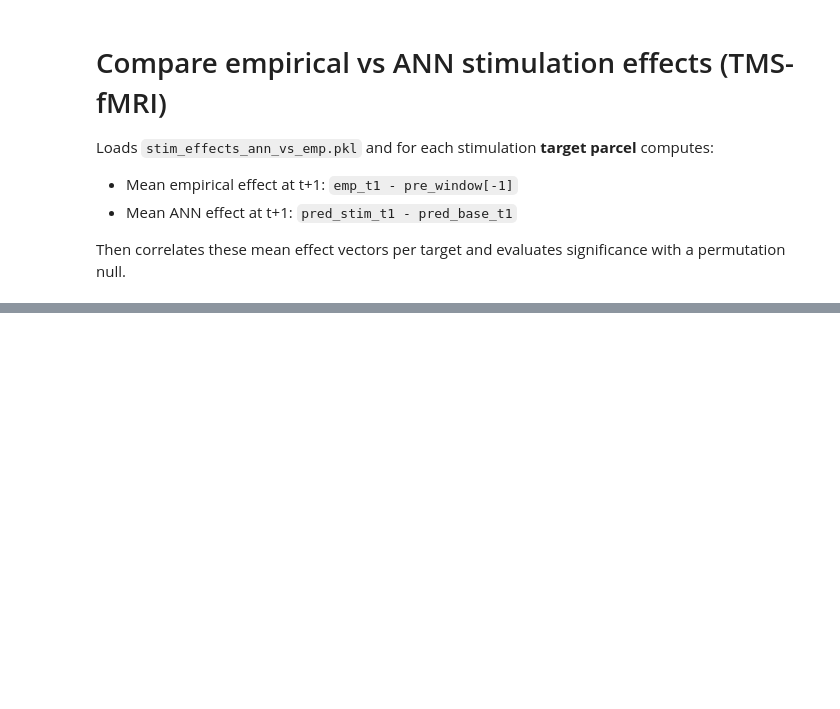
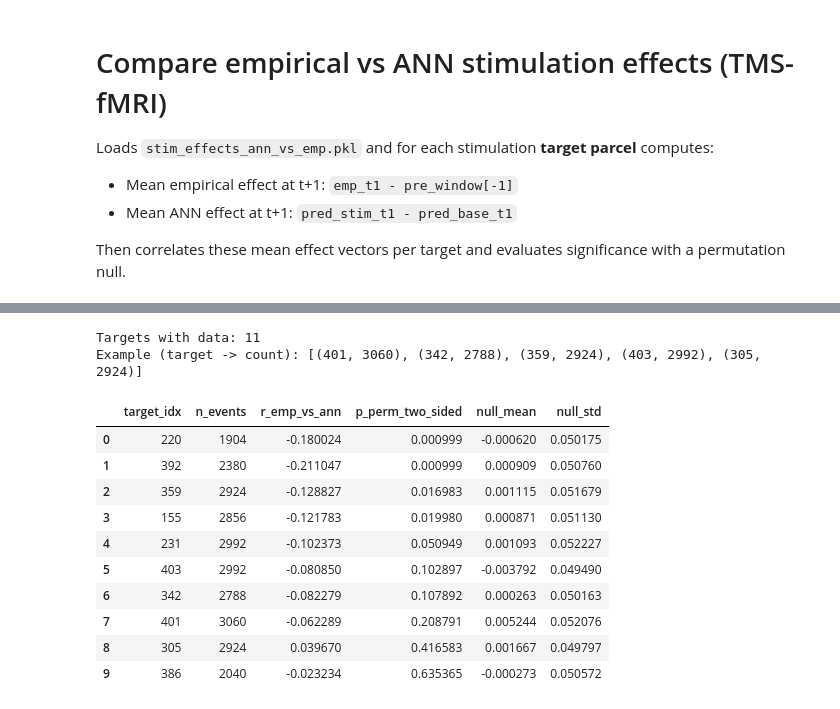
Before and after one commit to grabuffo/BrainStim_ANN_fMRI_HCP, a Jupyter notebook: notebooks/TMS_fMRI_ANN_Effect_Comparison_tplus1.ipynb, the cells around one changed output, grey strips where cells are left out. Cells and saved outputs as stored; diff of their text form; code cells hidden in the pictures; blank space fills up the shorter version.

```diff
--- a/notebooks/TMS_fMRI_ANN_Effect_Comparison_tplus1.ipynb
+++ b/notebooks/TMS_fMRI_ANN_Effect_Comparison_tplus1.ipynb
@@ -73,7 +80,7 @@ for sub_id, targets in stim_effects.items():
     for target_idx, events in targets.items():
         for ev in events:
             x_t = ev["pre_window"][-1]               # (N,)
-            x_post = get_emp_post(ev, tplus=TPLUS)   # (N,)
+            x_post = get_emp_post(ev, tplus=2)   # (N,) #TPLUS
             eff_emp = x_post - x_t
 
             if TPLUS == 1:
@@ -105,8 +112,11 @@ for t in list(mean_emp.keys()):
 
 print("Targets with data:", len(mean_emp))
 print("Example (target -> count):", list(counts.items())[:5])
+# %% [output]
+Targets with data: 11
+Example (target -> count): [(401, 3060), (342, 2788), (359, 2924), (403, 2992), (305, 2924)]
 # %%
-
+n=400
 # =========================
 # 4) Correlation + permutation null per target
 # =========================
@@ -116,34 +126,46 @@ def pearsonr_fast(x, y):
     x = x - x.mean()
     y = y - y.mean()
     denom = np.sqrt(np.sum(x*x) * np.sum(y*y))
     if denom == 0:
         return np.nan
     return float(np.sum(x*y) / denom)
 
 results = []
 
 for target_idx in sorted(mean_emp.keys()):
-    emp = mean_emp[target_idx]
-    ann = mean_ann[target_idx]
+    emp = mean_emp[target_idx][-n:]
+    ann = mean_ann[target_idx][-n:]
 
     r_obs = pearsonr_fast(emp, ann)
 
     r_null = np.empty(N_PERM, dtype=np.float64)
     for i in range(N_PERM):
-        perm = rng.permutation(N)
+        perm = rng.permutation(n)
         r_null[i] = pearsonr_fast(emp, ann[perm])
 
     p = (np.sum(np.abs(r_null) >= abs(r_obs)) + 1) / (N_PERM + 1)
 
     results.append({
         "target_idx": int(target_idx),
         "n_events": int(counts[target_idx]),
         "r_emp_vs_ann": r_obs,
         "p_perm_two_sided": p,
         "null_mean": float(np.mean(r_null)),
         "null_std": float(np.std(r_null)),
     })
 
 res_df = pd.DataFrame(results).sort_values("p_perm_two_sided").reset_index(drop=True)
 res_df.head(10)
+# %% [output]
+|  | target_idx | n_events | r_emp_vs_ann | p_perm_two_sided | null_mean | null_std |
+| 0 | 220 | 1904 | -0.180024 | 0.000999 | -0.000620 | 0.050175 |
+| 1 | 392 | 2380 | -0.211047 | 0.000999 | 0.000909 | 0.050760 |
+| 2 | 359 | 2924 | -0.128827 | 0.016983 | 0.001115 | 0.051679 |
+| 3 | 155 | 2856 | -0.121783 | 0.019980 | 0.000871 | 0.051130 |
+| 4 | 231 | 2992 | -0.102373 | 0.050949 | 0.001093 | 0.052227 |
+| 5 | 403 | 2992 | -0.080850 | 0.102897 | -0.003792 | 0.049490 |
+| 6 | 342 | 2788 | -0.082279 | 0.107892 | 0.000263 | 0.050163 |
+| 7 | 401 | 3060 | -0.062289 | 0.208791 | 0.005244 | 0.052076 |
+| 8 | 305 | 2924 | 0.039670 | 0.416583 | 0.001667 | 0.049797 |
+| 9 | 386 | 2040 | -0.023234 | 0.635365 | -0.000273 | 0.050572 |
 # %%
```
Also changed, not shown: parts of 7 cells of this notebook.
